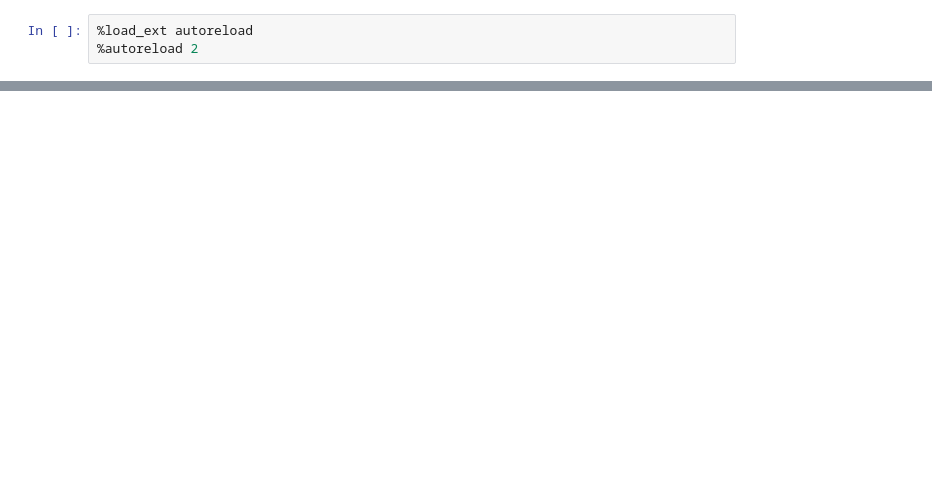
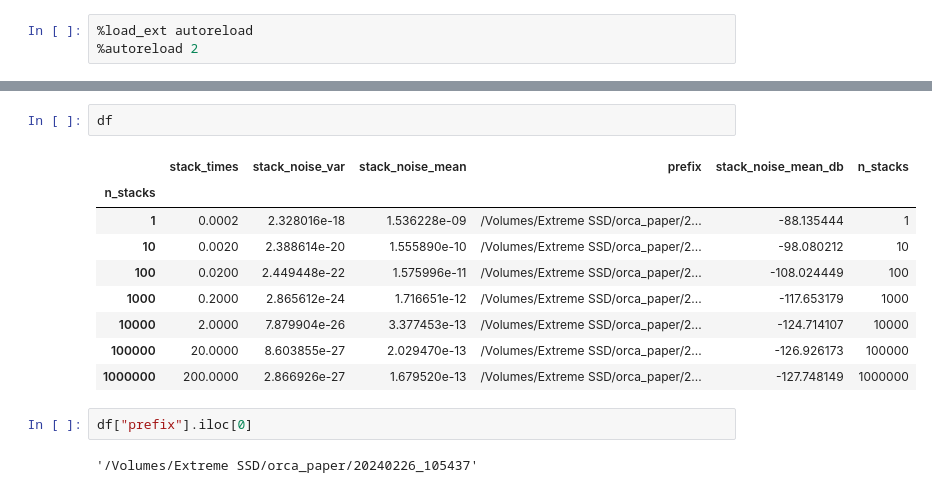
Before and after one commit to radioglaciology/uhd_radar, a Jupyter notebook: postprocessing/notebooks/orca_paper/Plot Noise Pickles - ORCA.ipynb, the cells around one changed output, grey strips where cells are left out. Drawn from its saved outputs; the diff is of its cells as text; blank space fills up the shorter version.

```diff
--- a/postprocessing/notebooks/orca_paper/Plot Noise Pickles - ORCA.ipynb
+++ b/postprocessing/notebooks/orca_paper/Plot Noise Pickles - ORCA.ipynb
@@ -36,0 +79,16 @@ plot_noise
+# %%
+df
+# %% [output]
+|  | stack_times | stack_noise_var | stack_noise_mean | prefix | stack_noise_mean_db | n_stacks |
+| n_stacks |  |  |  |  |  |  |
+| 1 | 0.0002 | 2.328016e-18 | 1.536228e-09 | /Volumes/Extreme SSD/orca_paper/2... | -88.135444 | 1 |
+| 10 | 0.0020 | 2.388614e-20 | 1.555890e-10 | /Volumes/Extreme SSD/orca_paper/2... | -98.080212 | 10 |
+| 100 | 0.0200 | 2.449448e-22 | 1.575996e-11 | /Volumes/Extreme SSD/orca_paper/2... | -108.024449 | 100 |
+| 1000 | 0.2000 | 2.865612e-24 | 1.716651e-12 | /Volumes/Extreme SSD/orca_paper/2... | -117.653179 | 1000 |
+| 10000 | 2.0000 | 7.879904e-26 | 3.377453e-13 | /Volumes/Extreme SSD/orca_paper/2... | -124.714107 | 10000 |
+| 100000 | 20.0000 | 8.603855e-27 | 2.029470e-13 | /Volumes/Extreme SSD/orca_paper/2... | -126.926173 | 100000 |
+| 1000000 | 200.0000 | 2.866926e-27 | 1.679520e-13 | /Volumes/Extreme SSD/orca_paper/2... | -127.748149 | 1000000 |
+# %%
+df["prefix"].iloc[0]
+# %% [output]
+'/Volumes/Extreme SSD/orca_paper/20240226_105437'
```
Also changed, not shown: parts of 5 cells of this notebook, 1 other file.
